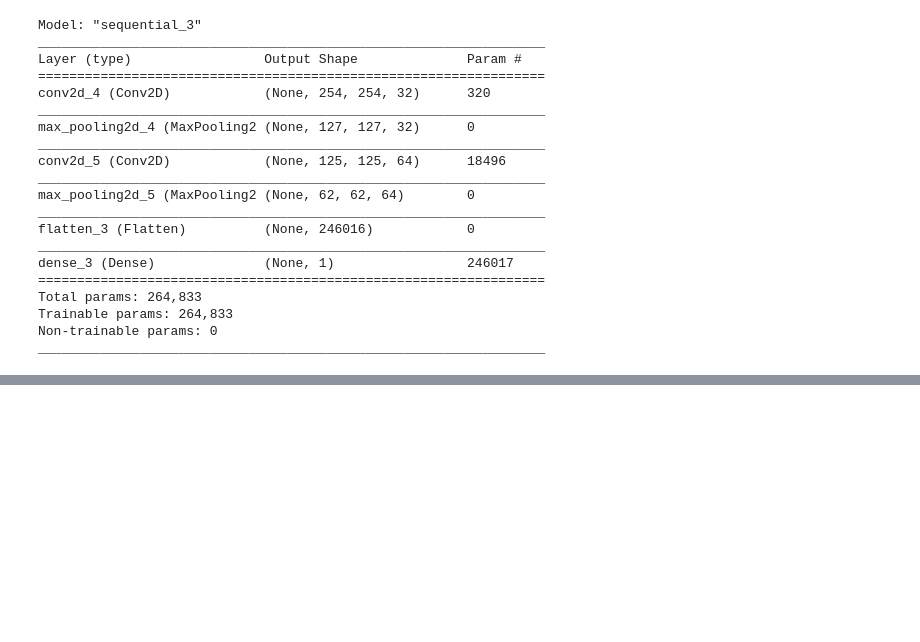
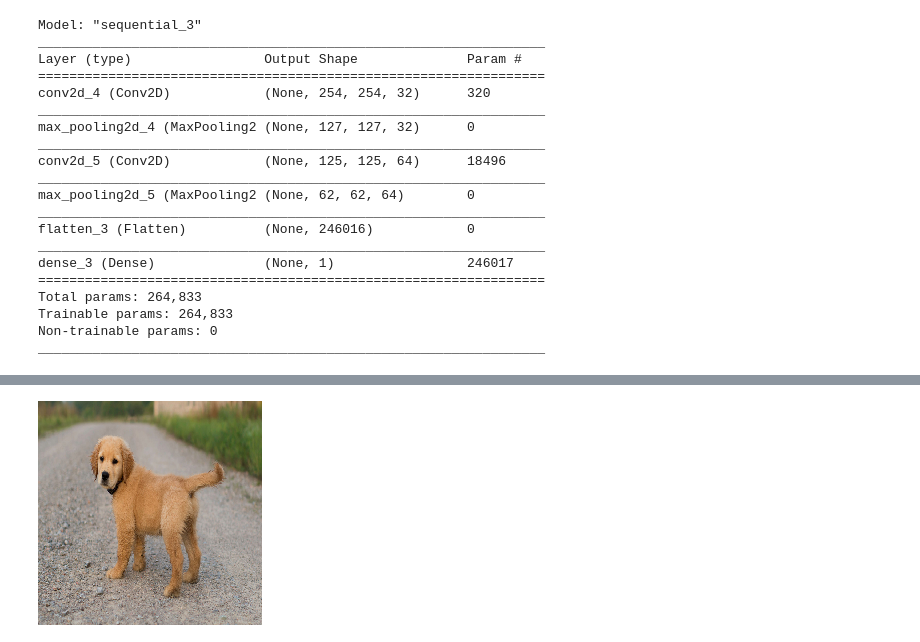
Before and after one commit to ainurafifah00/Computer_Vision, a Jupyter notebook: Intro_Computer_Vision.ipynb, the cells around one changed output, grey strips where cells are left out. Drawn from its saved outputs; the diff is of its cells as text; code cells hidden in the pictures; blank space fills up the shorter version.

Commit message:
3- Image Classification using pretrained model VGG16

```diff
--- a/Intro_Computer_Vision.ipynb
+++ b/Intro_Computer_Vision.ipynb
@@ -97,0 +123,8 @@ _________________________________________________________________
+# %%
+from tensorflow.keras.preprocessing.image import load_img, img_to_array
+from tensorflow.keras.applications.vgg16 import preprocess_input, decode_predictions, VGG16
+
+image = load_img('dog.jpg', target_size=(224,224))
+image
+# %% [output]
+[figure, added]
```
Also changed, not shown: parts of 5 cells of this notebook.
